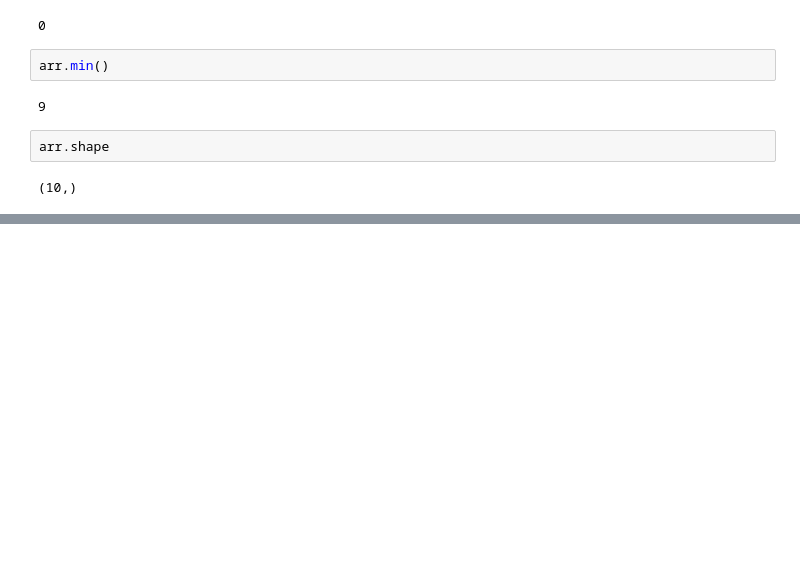
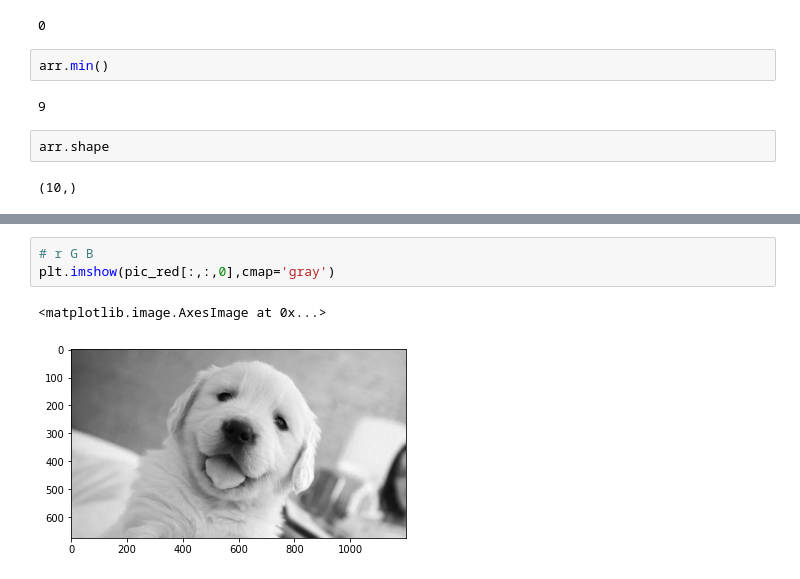
Before and after one commit to sohaildua/ComputerVision, a Jupyter notebook: NumpyWithImages.ipynb, the cells around one changed output, grey strips where cells are left out. Saved outputs shown, nothing was run; the diff lists cells and outputs as text; blank space fills up the shorter version.

```diff
--- a/NumpyWithImages.ipynb
+++ b/NumpyWithImages.ipynb
@@ -50,0 +79,6 @@ arr.shape
+# %%
+# r G B
+plt.imshow(pic_red[:,:,0],cmap='gray')
+# %% [output]
+<matplotlib.image.AxesImage at 0x...>
+[figure, added]
```
Also changed, not shown: parts of 14 cells of this notebook.
